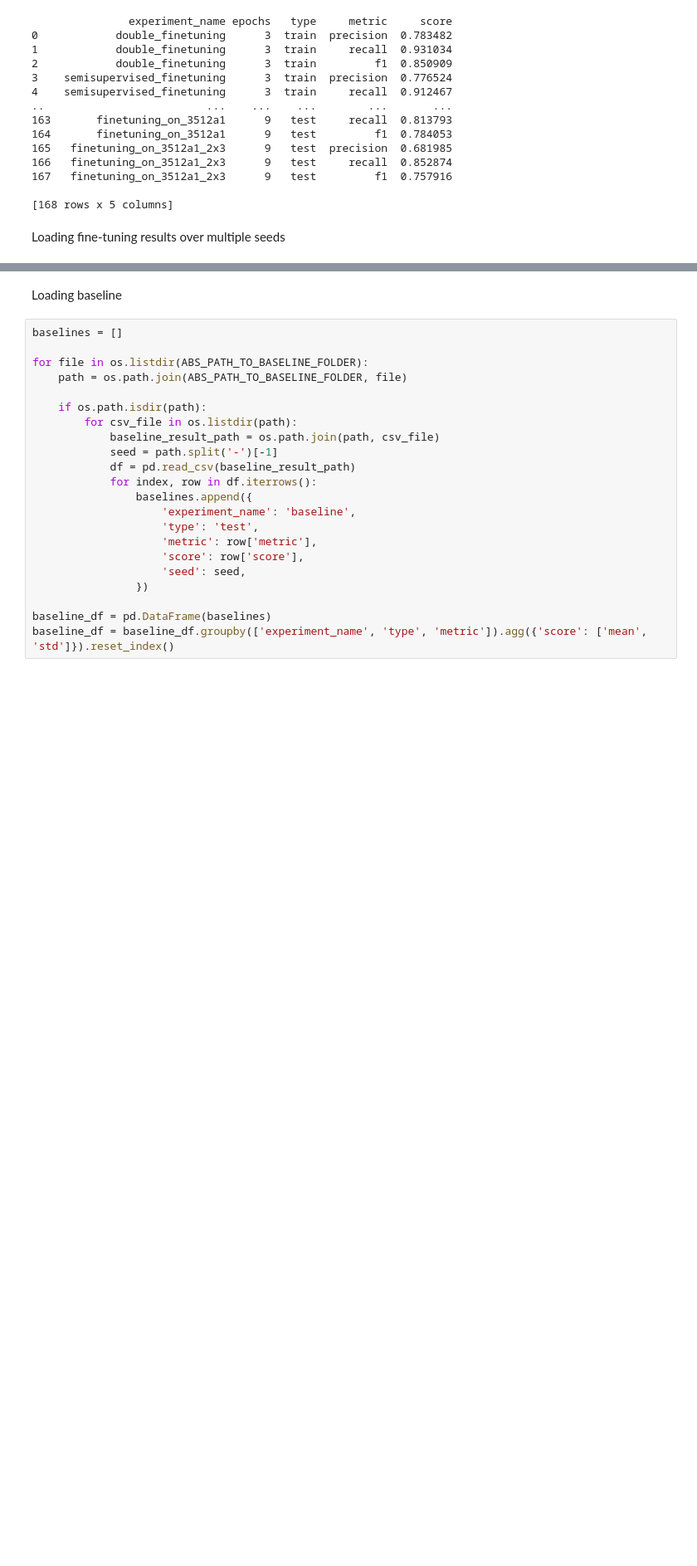
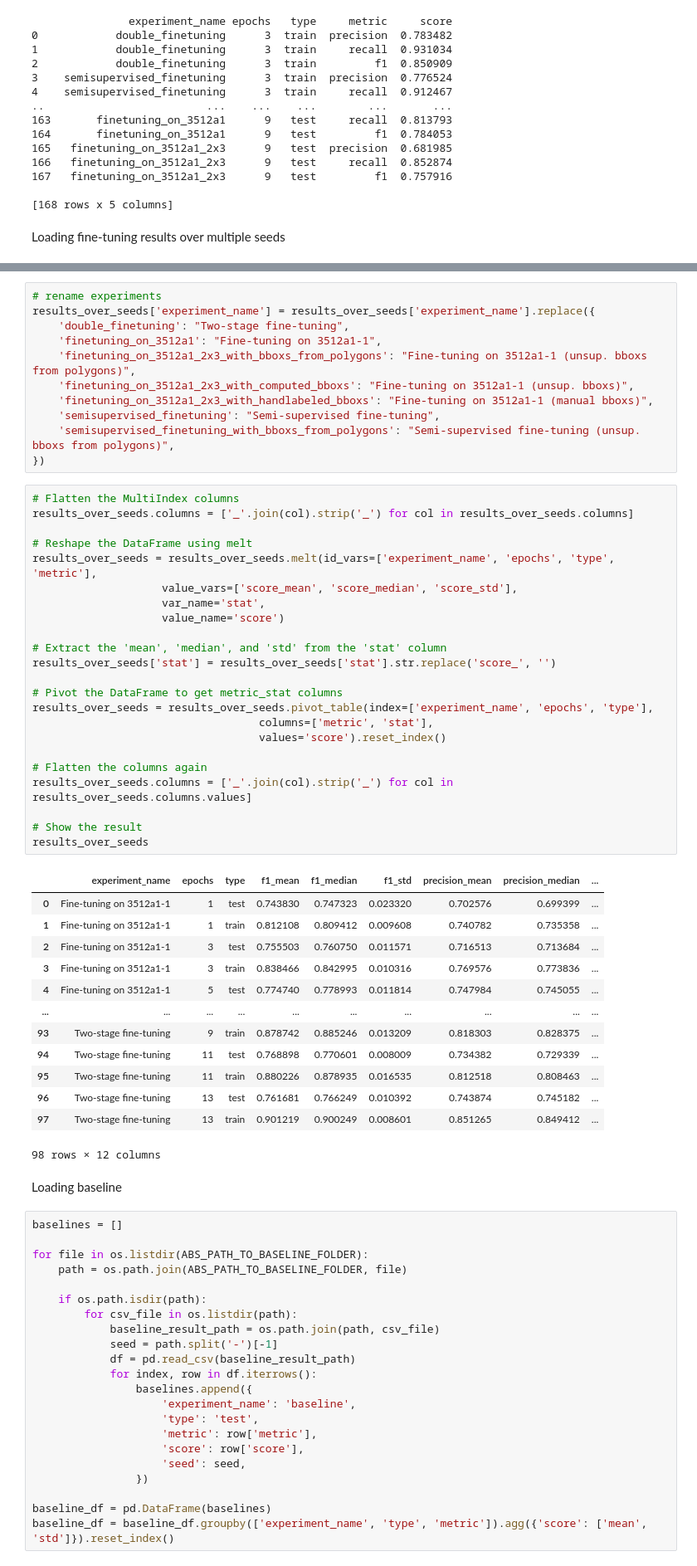
Before and after one commit to JulianZabbarov/tree-detection, a Jupyter notebook: experiments/sauen/evaluation/evaluation.ipynb, the cells around one changed output, grey strips where cells are left out. Shown at 83% size. Saved outputs shown, nothing was run; the diff lists cells and outputs as text; blank space fills up the shorter version.

```diff
--- a/experiments/sauen/evaluation/evaluation.ipynb
+++ b/experiments/sauen/evaluation/evaluation.ipynb
@@ -146,3 +146,51 @@ results_over_seeds.head()
+# %%
+# rename experiments
+results_over_seeds['experiment_name'] = results_over_seeds['experiment_name'].replace({
+    'double_finetuning': "Two-stage fine-tuning",
+    'finetuning_on_3512a1': "Fine-tuning on 3512a1-1",
+    'finetuning_on_3512a1_2x3_with_bboxs_from_polygons': "Fine-tuning on 3512a1-1 (unsup. bboxs from polygons)",
+    'finetuning_on_3512a1_2x3_with_computed_bboxs': "Fine-tuning on 3512a1-1 (unsup. bboxs)",
+    'finetuning_on_3512a1_2x3_with_handlabeled_bboxs': "Fine-tuning on 3512a1-1 (manual bboxs)",
+    'semisupervised_finetuning': "Semi-supervised fine-tuning",
+    'semisupervised_finetuning_with_bboxs_from_polygons': "Semi-supervised fine-tuning (unsup. bboxs from polygons)",
+})
+# %%
+# Flatten the MultiIndex columns
+results_over_seeds.columns = ['_'.join(col).strip('_') for col in results_over_seeds.columns]
+
+# Reshape the DataFrame using melt
+results_over_seeds = results_over_seeds.melt(id_vars=['experiment_name', 'epochs', 'type', 'metric'],
+                    value_vars=['score_mean', 'score_median', 'score_std'],
+                    var_name='stat',
+                    value_name='score')
+
+# Extract the 'mean', 'median', and 'std' from the 'stat' column
+results_over_seeds['stat'] = results_over_seeds['stat'].str.replace('score_', '')
+
+# Pivot the DataFrame to get metric_stat columns
+results_over_seeds = results_over_seeds.pivot_table(index=['experiment_name', 'epochs', 'type'],
+                                   columns=['metric', 'stat'],
+                                   values='score').reset_index()
+
+# Flatten the columns again
+results_over_seeds.columns = ['_'.join(col).strip('_') for col in results_over_seeds.columns.values]
+
+# Show the result
+results_over_seeds
+# %% [output]
+|  | experiment_name | epochs | type | f1_mean | f1_median | f1_std | precision_mean | precision_median | ... |
+| 0 | Fine-tuning on 3512a1-1 | 1 | test | 0.743830 | 0.747323 | 0.023320 | 0.702576 | 0.699399 | ... |
+| 1 | Fine-tuning on 3512a1-1 | 1 | train | 0.812108 | 0.809412 | 0.009608 | 0.740782 | 0.735358 | ... |
+| 2 | Fine-tuning on 3512a1-1 | 3 | test | 0.755503 | 0.760750 | 0.011571 | 0.716513 | 0.713684 | ... |
+| 3 | Fine-tuning on 3512a1-1 | 3 | train | 0.838466 | 0.842995 | 0.010316 | 0.769576 | 0.773836 | ... |
+| 4 | Fine-tuning on 3512a1-1 | 5 | test | 0.774740 | 0.778993 | 0.011814 | 0.747984 | 0.745055 | ... |
+| ... | ... | ... | ... | ... | ... | ... | ... | ... | ... |
+| 93 | Two-stage fine-tuning | 9 | train | 0.878742 | 0.885246 | 0.013209 | 0.818303 | 0.828375 | ... |
+| 94 | Two-stage fine-tuning | 11 | test | 0.768898 | 0.770601 | 0.008009 | 0.734382 | 0.729339 | ... |
+| 95 | Two-stage fine-tuning | 11 | train | 0.880226 | 0.878935 | 0.016535 | 0.812518 | 0.808463 | ... |
+| 96 | Two-stage fine-tuning | 13 | test | 0.761681 | 0.766249 | 0.010392 | 0.743874 | 0.745182 | ... |
+| 97 | Two-stage fine-tuning | 13 | train | 0.901219 | 0.900249 | 0.008601 | 0.851265 | 0.849412 | ... |
+98 rows × 12 columns
 # %% [markdown]
 Loading baseline
 # %%
```
Also changed, not shown: parts of 7 cells of this notebook.
